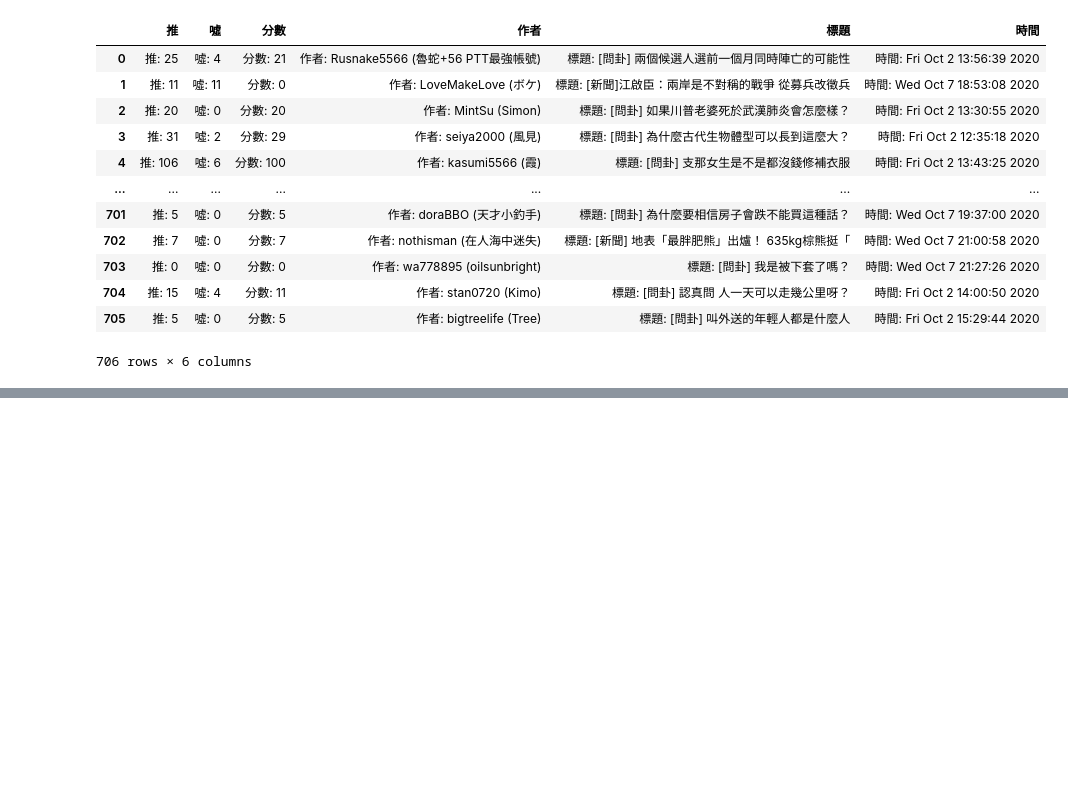
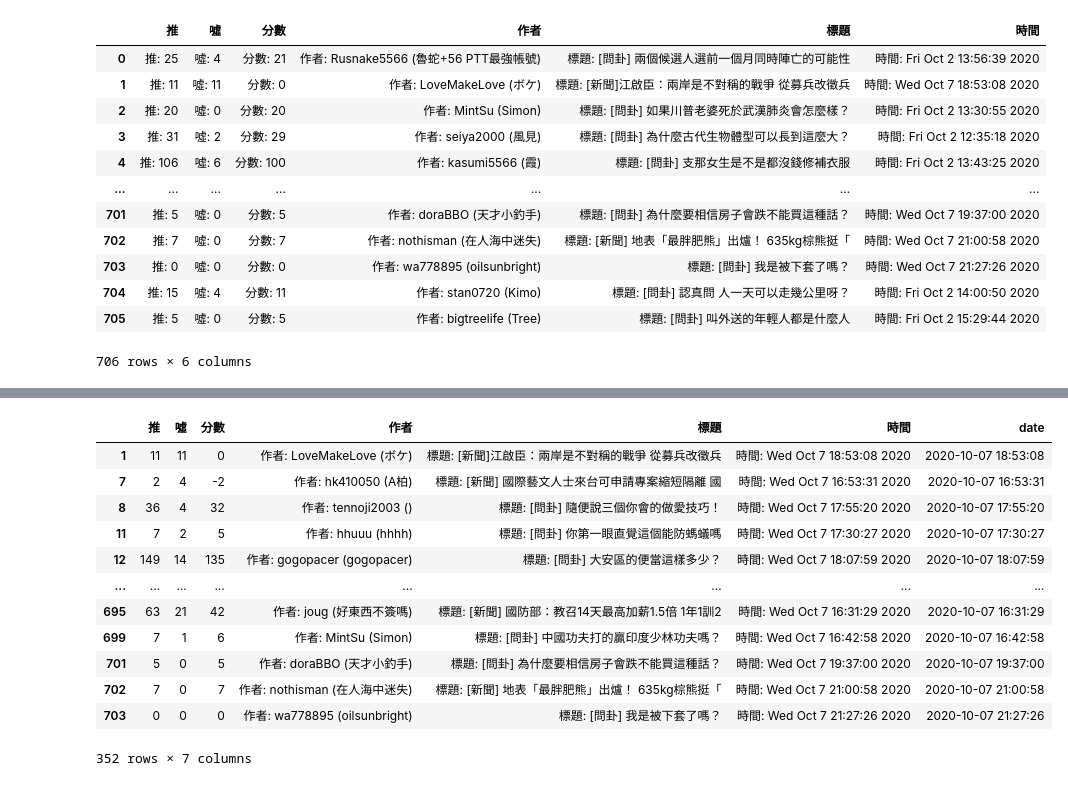
Before and after one commit to uuboyscy/tir103, a Jupyter notebook: data-pipeline/src/02_ptt_text_to_df.ipynb, the cells around one changed output, grey strips where cells are left out. Drawn from its saved outputs; the diff is of its cells as text; code cells hidden in the pictures; blank space fills up the shorter version.

```diff
--- a/data-pipeline/src/02_ptt_text_to_df.ipynb
+++ b/data-pipeline/src/02_ptt_text_to_df.ipynb
@@ -144,0 +322,18 @@ df3
+# %%
+df[
+    df["date"] > pd.to_datetime("2020-10-07")
+]
+# %% [output]
+|  | 推 | 噓 | 分數 | 作者 | 標題 | 時間 | date |
+| 1 | 11 | 11 | 0 | 作者: LoveMakeLove (ボケ) | 標題: [新聞]江啟臣：兩岸是不對稱的戰爭 從募兵改徵兵 | 時間: Wed Oct 7 18:53:08 2020 | 2020-10-07 18:53:08 |
+| 7 | 2 | 4 | -2 | 作者: hk410050 (A柏) | 標題: [新聞] 國際藝文人士來台可申請專案縮短隔離 國 | 時間: Wed Oct 7 16:53:31 2020 | 2020-10-07 16:53:31 |
+| 8 | 36 | 4 | 32 | 作者: tennoji2003 () | 標題: [問卦] 隨便說三個你會的做愛技巧！ | 時間: Wed Oct 7 17:55:20 2020 | 2020-10-07 17:55:20 |
+| 11 | 7 | 2 | 5 | 作者: hhuuu (hhhh) | 標題: [問卦] 你第一眼直覺這個能防螞蟻嗎 | 時間: Wed Oct 7 17:30:27 2020 | 2020-10-07 17:30:27 |
+| 12 | 149 | 14 | 135 | 作者: gogopacer (gogopacer) | 標題: [問卦] 大安區的便當這樣多少？ | 時間: Wed Oct 7 18:07:59 2020 | 2020-10-07 18:07:59 |
+| ... | ... | ... | ... | ... | ... | ... | ... |
+| 695 | 63 | 21 | 42 | 作者: joug (好東西不簽嗎) | 標題: [新聞] 國防部：教召14天最高加薪1.5倍 1年1訓2 | 時間: Wed Oct 7 16:31:29 2020 | 2020-10-07 16:31:29 |
+| 699 | 7 | 1 | 6 | 作者: MintSu (Simon) | 標題: [問卦] 中國功夫打的贏印度少林功夫嗎？ | 時間: Wed Oct 7 16:42:58 2020 | 2020-10-07 16:42:58 |
+| 701 | 5 | 0 | 5 | 作者: doraBBO (天才小釣手) | 標題: [問卦] 為什麼要相信房子會跌不能買這種話？ | 時間: Wed Oct 7 19:37:00 2020 | 2020-10-07 19:37:00 |
+| 702 | 7 | 0 | 7 | 作者: nothisman (在人海中迷失) | 標題: [新聞] 地表「最胖肥熊」出爐！ 635kg棕熊挺「 | 時間: Wed Oct 7 21:00:58 2020 | 2020-10-07 21:00:58 |
+| 703 | 0 | 0 | 0 | 作者: wa778895 (oilsunbright) | 標題: [問卦] 我是被下套了嗎？ | 時間: Wed Oct 7 21:27:26 2020 | 2020-10-07 21:27:26 |
+352 rows × 7 columns
```
Also changed, not shown: parts of 16 cells of this notebook, 8 other files.
